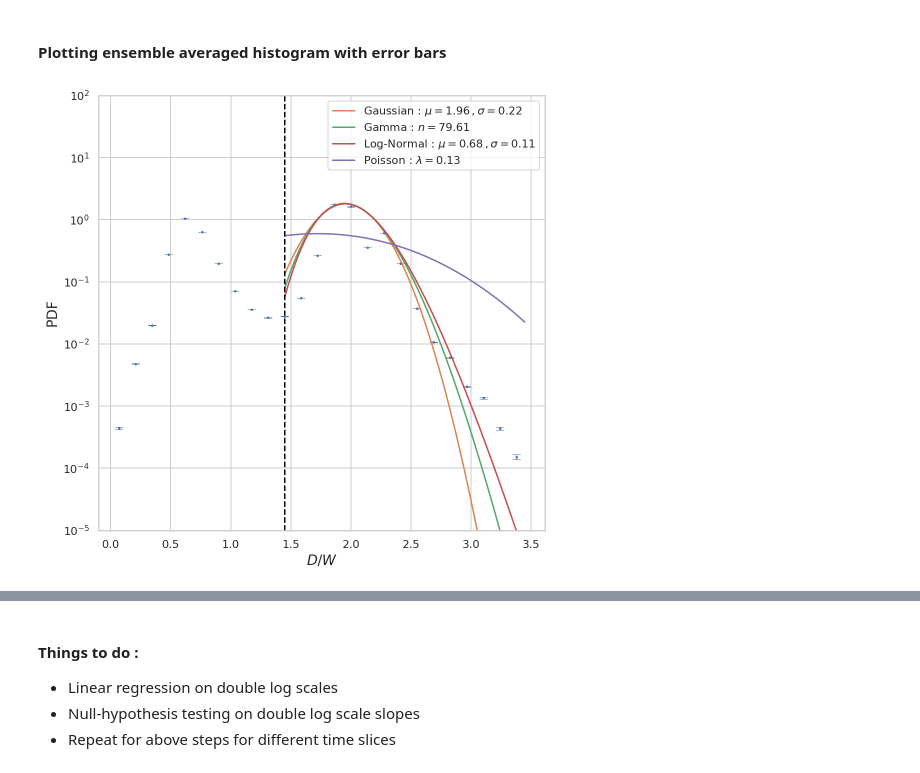
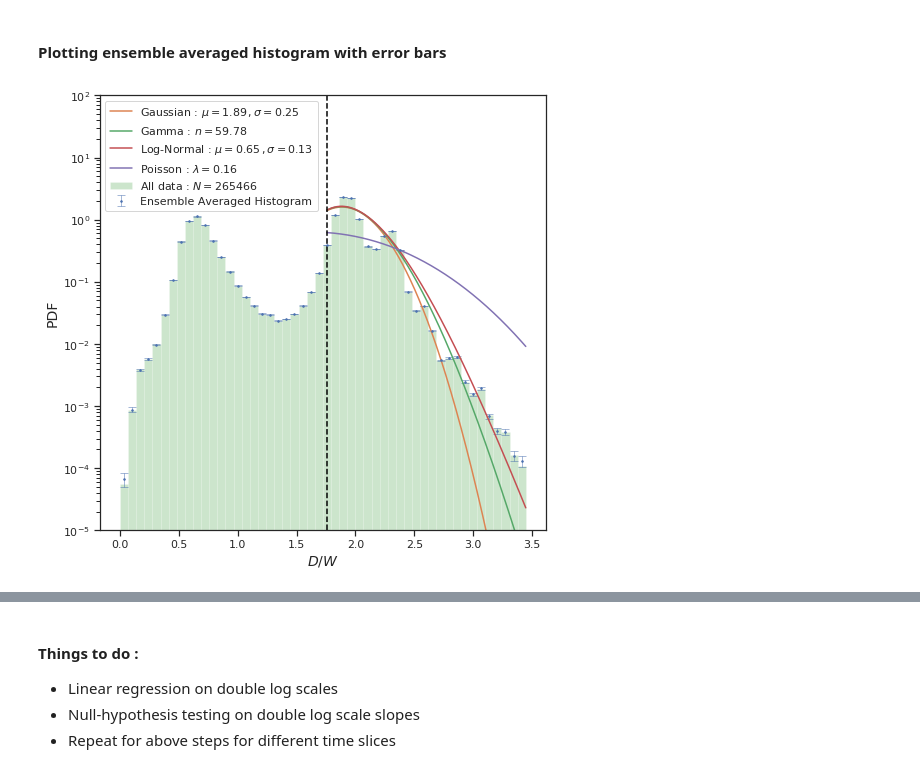
Before and after one commit to palsagar/ligaments_analysis, a Jupyter notebook: error_d1.ipynb, the cells around one changed output, grey strips where cells are left out. Saved outputs shown, nothing was run; the diff lists cells and outputs as text; code cells hidden in the pictures.

Commit message:
more or less optimal plots found

```diff
--- a/error_d1.ipynb
+++ b/error_d1.ipynb
@@ -13,11 +13,11 @@ import pandas as pd
 import seaborn as sns
 sns.set_context("poster")
 sns.set(rc={'figure.figsize': (16, 9.)})
-sns.set_style("whitegrid")
+sns.set_style("ticks")
 
 import matplotlib.pyplot as plt
 %matplotlib inline
-%config InlineBackend.figure_format = 'retina'
+#%config InlineBackend.figure_format = 'retina'
 plt.rcParams['text.latex.preamble']=[r"\usepackage{lmodern}",r'\boldmath']
 
 
@@ -56,39 +56,43 @@ print(d1, len(d1[:,1]))
 # %% [markdown]
 #### Computing average heights and error bars for histogram
 # %%
-heights = ensemble_heights(data=d1[:,1]/2.0, size_per_sample=100000, n_samples=100, n_bins=25)
+global_n_bins = 50
 
-error_d1 = ensemble_error_heights(n_bootstrap=50, data=d1[:,1]/2.0, size_per_sample= 50000, n_samples=100, n_bins= 25)
+heights = ensemble_heights(data=d1[:,1]/2.0, size_per_sample=100000, n_samples=100, n_bins= global_n_bins)
+
+error_d1 = ensemble_error_heights(n_bootstrap=50, data=d1[:,1]/2.0, size_per_sample= 100000, n_samples=100, n_bins= global_n_bins)
 # %% [markdown]
 #### Plotting ensemble averaged histogram with error bars
 # %%
 fig = plt.figure(figsize=(8,8))
 
-fit_x, fit_y, xspace = plot_histogram_error(data=d1[:,1]/2.0, n_bins=25, heights=heights, errors=error_d1)
+fit_x, fit_y, xspace = plot_histogram_error(data=d1[:,1]/2.0, n_bins= global_n_bins, heights=heights, errors=error_d1)
 
 # How many points from the tail end, starting from the tail end point, do you want to fit on. max points = 25
-limit = 15
+limit = 25
 
 x_lim_test = np.where( xspace >= fit_x[-limit] )
 
 x_lim = x_lim_test[0][1]
 
 popt_gauss , pcov_gauss = fit(fit_x[-limit:],fit_y[-limit:], gauss)
 plt.plot(xspace[x_lim:], gauss(xspace[x_lim:], *popt_gauss), label="Gaussian : $\mu = %.2f \, ,  \sigma = %.2f$" %(popt_gauss[0], popt_gauss[1]) );
 
 popt_gamma, pcov_gamma = fit(fit_x[-limit:], fit_y[-limit:], gamma_n)
 plt.plot(xspace[x_lim:], gamma_n(xspace[x_lim:], *popt_gamma), label="Gamma : $n = %.2f$" %(popt_gamma[0]));
 
 popt_lognorm, pcov_lognorm = fit(fit_x[-limit:], fit_y[-limit:], lognorm)
 plt.plot(xspace[x_lim:], lognorm(xspace[x_lim:], *popt_lognorm), label="Log-Normal : $\mu = %.2f \, , \sigma = %.2f$" %(popt_lognorm[0], popt_lognorm[1]));
 
 popt_poisson, pcov_poisson = fit(fit_x[-limit:], fit_y[-limit:], poisson)
 plt.plot(xspace[x_lim:], poisson(xspace[x_lim:], *popt_poisson), label="Poisson : $\lambda = %.2f$" %popt_poisson[0]);
 
 plt.axvline(x = fit_x[-limit], color = 'black', linestyle='--')
 
+plt.hist(d1[:,1]/2.0, alpha = 0.2, color= 'green', bins=bin_selection(d1[:,1]/2.0, global_n_bins)[0], density=True, label = "All data : $N = %d$" %(np.size(d1[:,1]/2.0)))
+
 plt.ylim(top= 1e2, bottom = 1e-5);
 plt.yscale('log', basey = 10);
 plt.legend();
 # %% [output]
-[figure, old version]
+[figure, new version]
```
Also changed, not shown: parts of 1 cell of this notebook, 2 other files.
